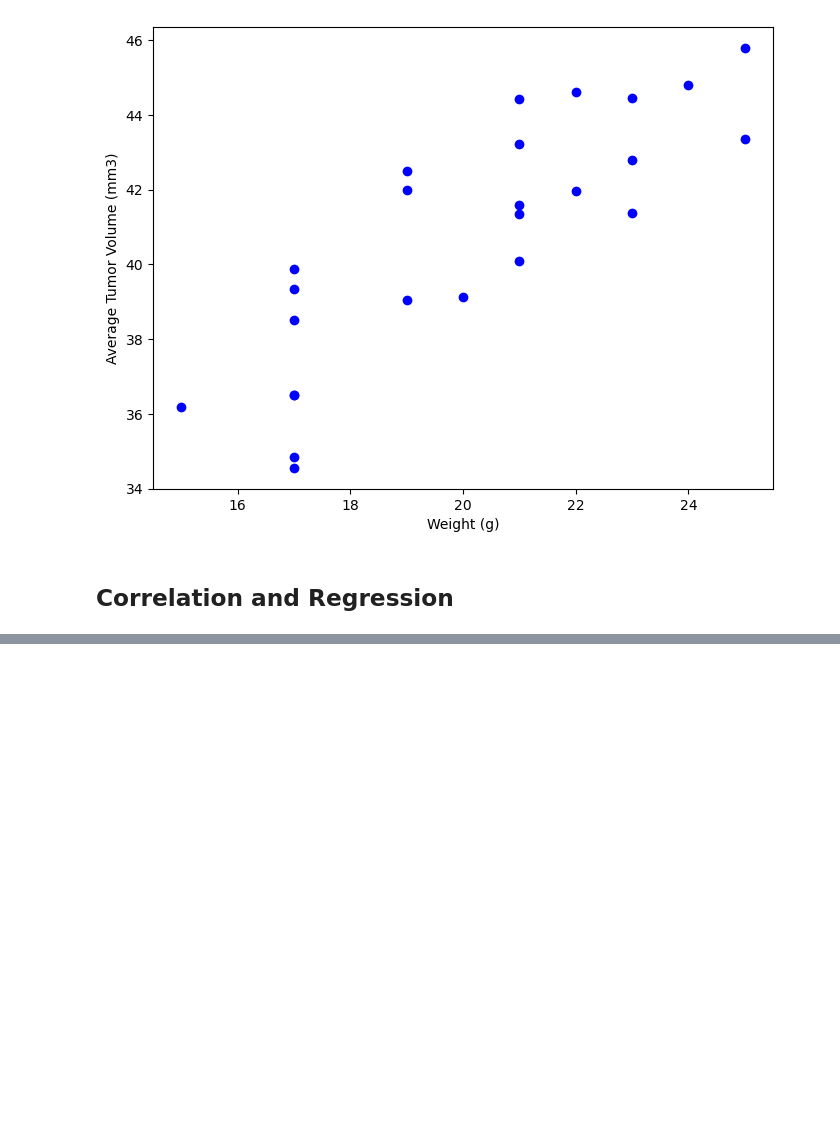
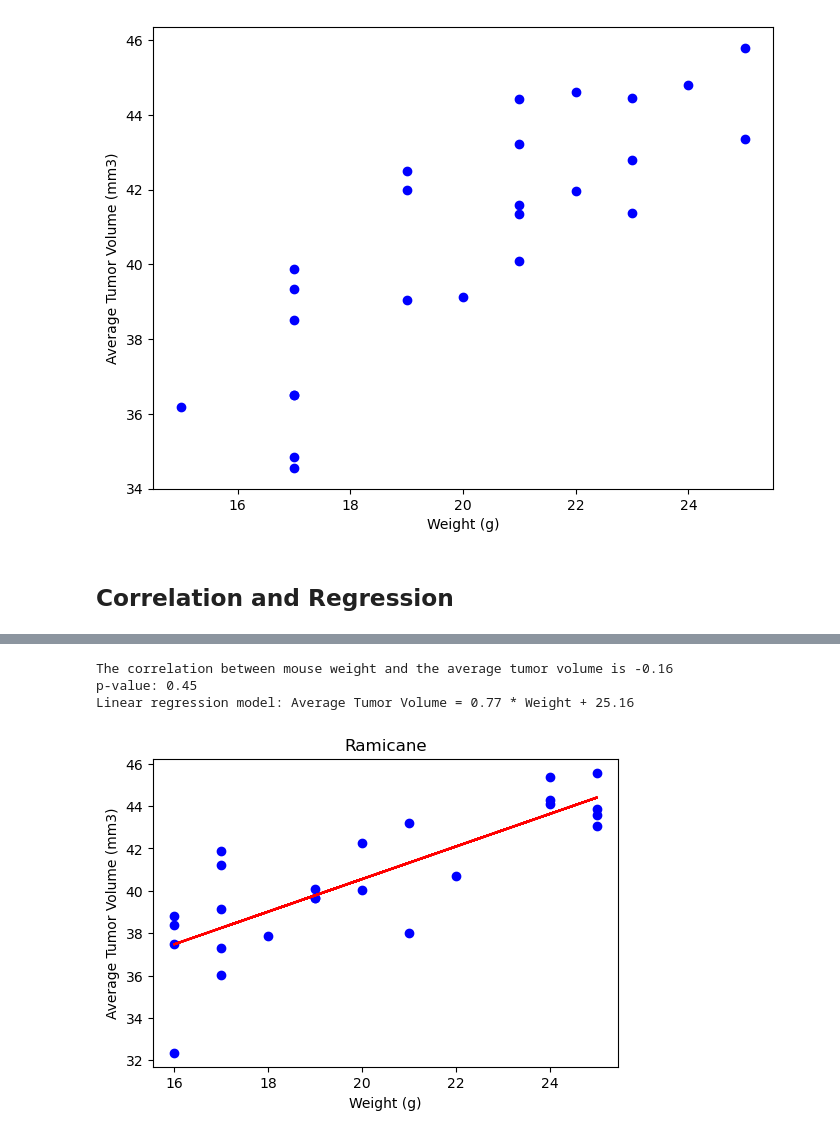
Before and after one commit to Ernawaty2024/matplotlib_challenge, a Jupyter notebook: Pymaceuticals/Pymaceuticals.ipynb.ipynb, the cells around one changed output, grey strips where cells are left out. Cells and saved outputs as stored; diff of their text form; code cells hidden in the pictures; blank space fills up the shorter version.

```diff
--- a/Pymaceuticals/Pymaceuticals.ipynb.ipynb
+++ b/Pymaceuticals/Pymaceuticals.ipynb.ipynb
@@ -363,0 +367,38 @@ Linear regression model: Average Tumor Volume = 0.95 * Weight + 21.55
+# %%
+Ramicane_data = cleaned_df[cleaned_df['Drug Regimen'] == 'Ramicane']
+
+# Average tumor volume for each mouse
+avg_tumor_volume = Ramicane_data.groupby('Mouse ID')['Tumor Volume (mm3)'].mean().reset_index()
+avg_tumor_volume = avg_tumor_volume.rename(columns={'Tumor Volume (mm3)':'Average Tumor Volume (mm3)'})
+
+# Merge the average tumor volume data with the original DataFrame to get mouse weight
+Ramicane_merged_data = pd.merge(avg_tumor_volume,Ramicane_data[['Mouse ID','Weight (g)']].drop_duplicates(), on='Mouse ID')
+# %%
+correlation, p_value = pearsonr(merged_data['Weight (g)'], Ramicane_merged_data['Average Tumor Volume (mm3)'])
+print(f'The correlation between mouse weight and the average tumor volume is {correlation:.2f}')
+print(f'p-value: {p_value:.2f}')
+
+# Fit a linear regression model
+x = Ramicane_merged_data[['Weight (g)']]
+y = Ramicane_merged_data['Average Tumor Volume (mm3)']
+model = LinearRegression()
+model.fit(x,y)
+
+slope = model.coef_[0]
+intercept = model.intercept_
+print (f'Linear regression model: Average Tumor Volume = {slope:.2f} * Weight + {intercept:.2f}')
+
+# Generate the scatter plot with the regression line
+plt.figure(figsize=(6,4))
+plt.scatter(Ramicane_merged_data['Weight (g)'], Ramicane_merged_data['Average Tumor Volume (mm3)'], marker='o', color='b')
+plt.plot(Ramicane_merged_data['Weight (g)'],model.predict(x), color='r', label='Regression Line')
+plt.title('Ramicane')
+plt.xlabel('Weight (g)')
+plt.ylabel('Average Tumor Volume (mm3)')
+
+plt.show()
+# %% [output]
+The correlation between mouse weight and the average tumor volume is -0.16
+p-value: 0.45
+Linear regression model: Average Tumor Volume = 0.77 * Weight + 25.16
+[figure, added]
```
Also changed, not shown: parts of 2 cells of this notebook.
